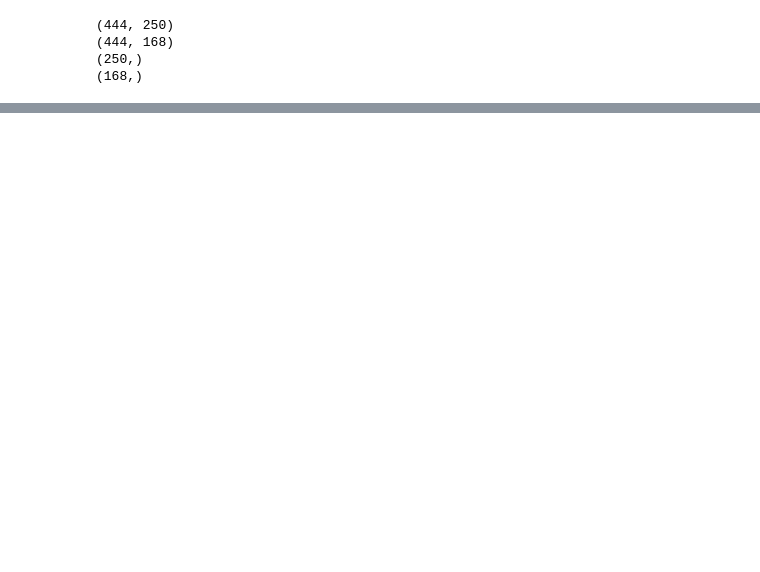
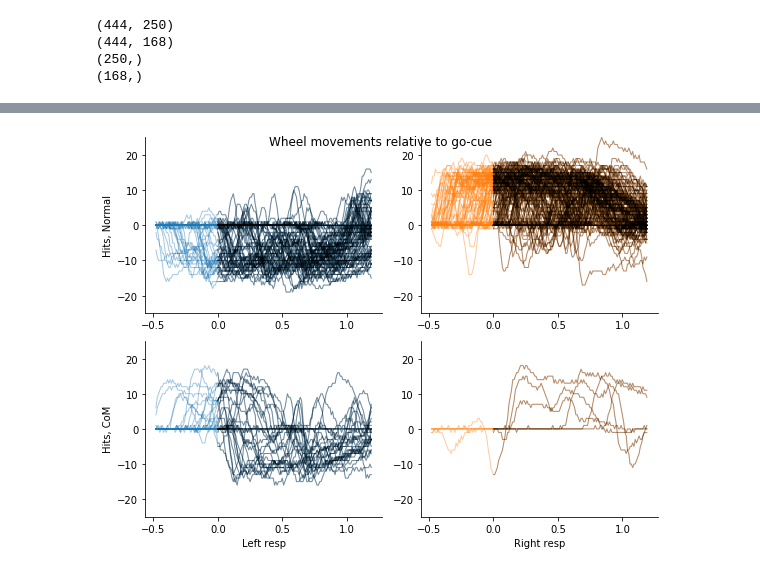
Before and after one commit to KceniaB/NMA_project, a Jupyter notebook: sam/Steinmetz_example_playground.ipynb, the cells around one changed output, grey strips where cells are left out. Saved outputs shown, nothing was run; the diff lists cells and outputs as text; code cells hidden in the pictures; blank space fills up the shorter version.

```diff
--- a/sam/Steinmetz_example_playground.ipynb
+++ b/sam/Steinmetz_example_playground.ipynb
@@ -311,7 +321,7 @@ plt.show()
 # we define this over the window 'init_win', relative to the go cue
 
 com_win = np.array([-0.2,0.1])
-win = np.round((com_win - t_win[0])/binsize)
+win = np.round((com_win - t_cuewin[0])/binsize)
 win.astype(int)
 
 #com_win = np.array([0.6,0.8])
@@ -328,34 +338,39 @@ trls_GL_com = ~nogo_no*(response==-1)*(np.mean(wheelpos[:,int(win[0]):int(win[1]
 trls_GR_ok = ~nogo_no*(response==1)*(np.mean(wheelpos[:,int(win[0]):int(win[1])],axis=1)>=0)
 trls_GL_ok = ~nogo_no*(response==-1)*(np.mean(wheelpos[:,int(win[0]):int(win[1])],axis=1)<=0)
 
-plt.figure(figsize=[10,8])
+plt.figure(figsize=[8,6])
 
 plt.subplot(221)
 plt.plot(t,wheelpos[np.where(trls_GL_ok)].T,cols[0],alpha=.4,linewidth=1)
 plt.plot(t,wheelpos_postcue[np.where(trls_GL_ok)].T,'k',alpha=.3,linewidth=1)
 plt.ylim(-25,25)
 plt.ylabel('Hits, Normal')
 
 plt.subplot(222)
 plt.plot(t,wheelpos[np.where(trls_GR_ok)].T,cols[1],alpha=.4,linewidth=1)
 plt.plot(t,wheelpos_postcue[np.where(trls_GR_ok)].T,'k',alpha=.3,linewidth=1)
 plt.ylim(-25,25)
 
 plt.subplot(223)
 plt.plot(t,wheelpos[np.where(trls_GL_com)].T,cols[0],alpha=.4,linewidth=1)
 plt.plot(t,wheelpos_postcue[np.where(trls_GL_com)].T,'k',alpha=.3,linewidth=1)
 plt.ylim(-25,25)
 plt.xlabel('Left resp')
 plt.ylabel('Hits, CoM')
 
 plt.subplot(224)
 plt.plot(t,wheelpos[np.where(trls_GR_com)].T,cols[1],alpha=.4,linewidth=1)
 plt.plot(t,wheelpos_postcue[np.where(trls_GR_com)].T,'k',alpha=.3,linewidth=1)
 plt.ylim(-25,25)
 plt.xlabel('Right resp')
 
 plt.tight_layout()
 
 plt.suptitle("Wheel movements relative to go-cue")
 
+plt.savefig("/Users/sam/Code/NMA/NMA_project/figs/wheel_mov_changesofmind.svg")
+plt.savefig("/Users/sam/Code/NMA/NMA_project/figs/wheel_mov_changesofmind",dpi=300)
+
 plt.show()
+# %% [output]
+[figure, added]
```
Also changed, not shown: parts of 6 cells of this notebook, 39 other files.
